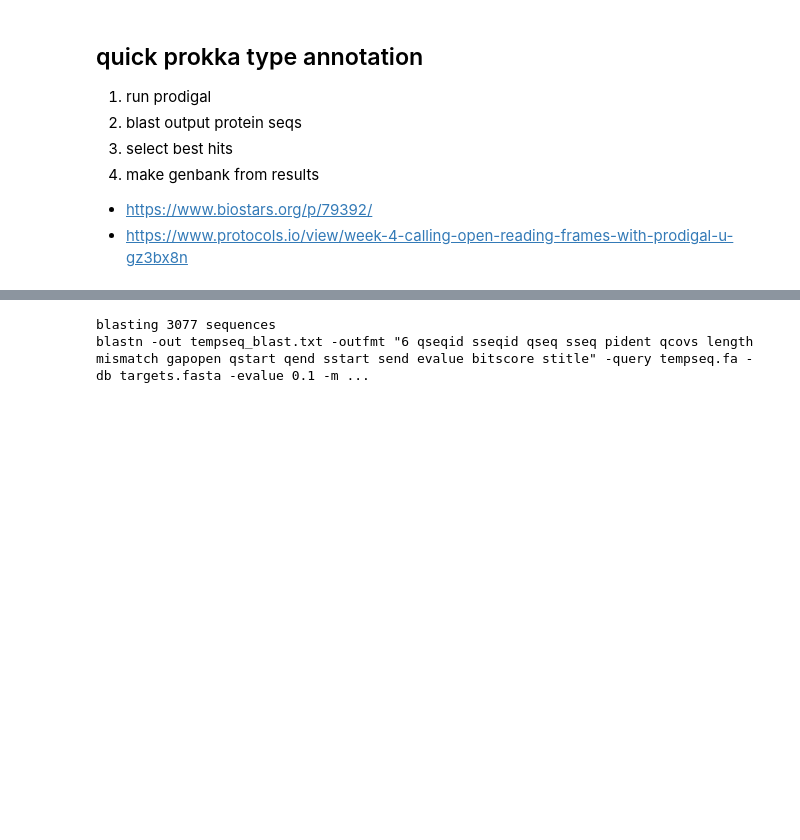
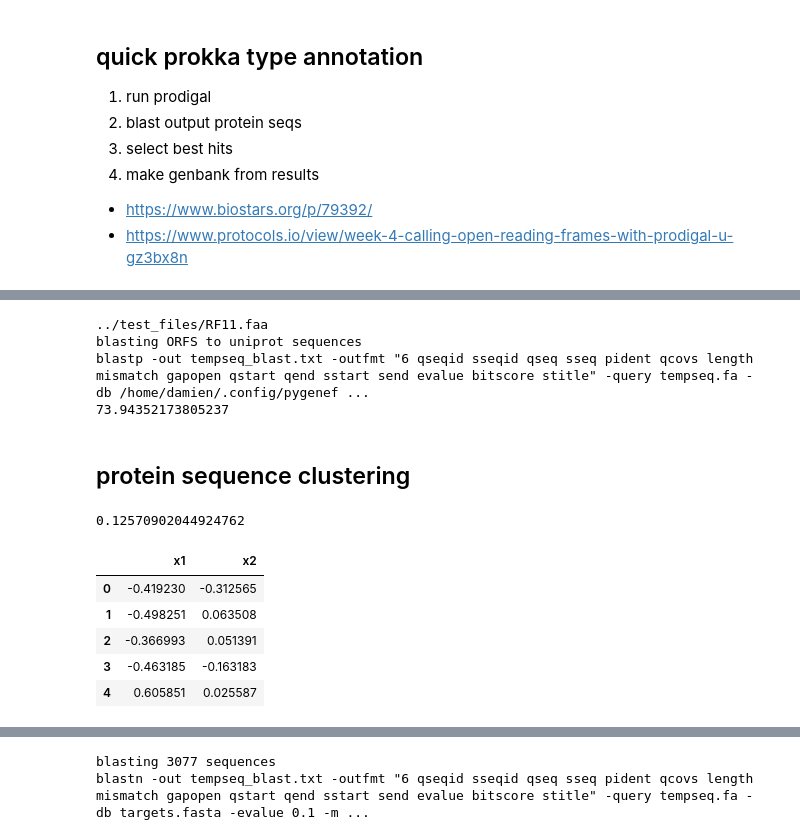
Before and after one commit to dmnfarrell/pathogenie, a Jupyter notebook: notebooks/testing.ipynb, the cells around one changed output, grey strips where cells are left out. Drawn from its saved outputs; the diff is of its cells as text; code cells hidden in the pictures; blank space fills up the shorter version.

```diff
--- a/notebooks/testing.ipynb
+++ b/notebooks/testing.ipynb
@@ -184,0 +90,12 @@ blastp -out tempseq_blast.txt -outfmt "6 qseqid sseqid qseq sseq pident qcovs le
+# %%
+reload(tools)
+
+st=time.time()
+#pr = annotate_contigs('../test_annot/contig.fa', 'annot.gbk', threads=10)
+pr = app.annotate_contigs('../test_files/RF11.fa', 'annot.gbk', threads=10)
+print (time.time()-st)
+# %% [output]
+../test_files/RF11.faa
+blasting ORFS to uniprot sequences
+blastp -out tempseq_blast.txt -outfmt "6 qseqid sseqid qseq sseq pident qcovs length mismatch gapopen qstart qend sstart send evalue bitscore stitle" -query tempseq.fa -db /home/damien/.config/pygenef ...
+73.94352173805237
@@ -184,0 +114,2 @@ blastp -out tempseq_blast.txt -outfmt "6 qseqid sseqid qseq sseq pident qcovs le
+# %% [markdown]
+## protein sequence clustering
@@ -184,0 +124,18 @@ blastp -out tempseq_blast.txt -outfmt "6 qseqid sseqid qseq sseq pident qcovs le
+# %%
+from sklearn.decomposition import PCA
+from sklearn.cluster import KMeans
+pca = PCA(n_components=2)
+pca.fit(enc)
+X = pca.transform(enc)
+print(np.sum(pca.explained_variance_ratio_))
+
+df = pd.DataFrame(data=X, columns=['x1', 'x2'])
+df.head()
+# %% [output]
+0.12570902044924762
+|  | x1 | x2 |
+| 0 | -0.419230 | -0.312565 |
+| 1 | -0.498251 | 0.063508 |
+| 2 | -0.366993 | 0.051391 |
+| 3 | -0.463185 | -0.163183 |
+| 4 | 0.605851 | 0.025587 |
```
Also changed, not shown: parts of 7 cells of this notebook, 2 other files.
